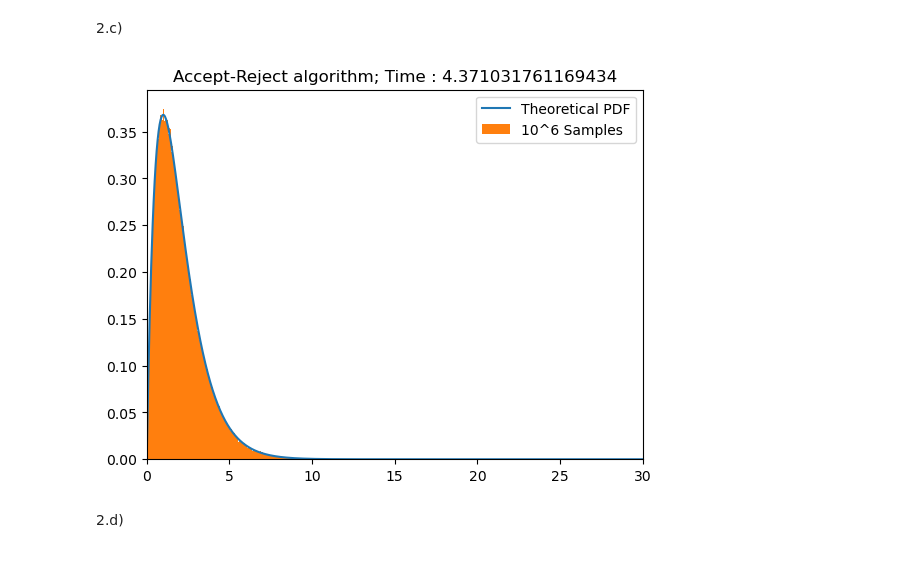
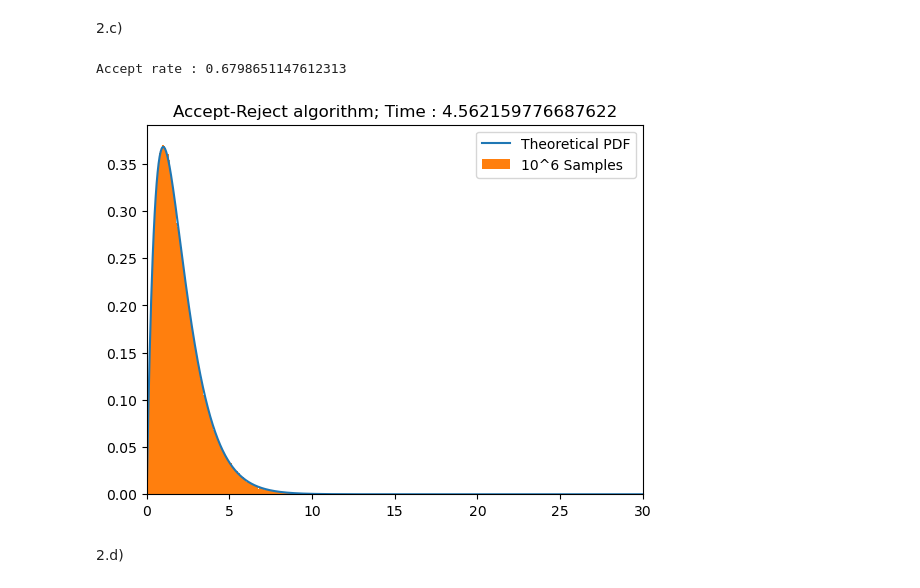
Before and after one commit to jakeparm/Markov2026, a Jupyter notebook: hw2.ipynb, the cells around one changed output. Drawn from its saved outputs; the diff is of its cells as text; code cells hidden in the pictures.

Commit message:
added acceptance rate for 2c

```diff
--- a/hw2.ipynb
+++ b/hw2.ipynb
@@ -78,33 +78,38 @@ plt.show()
 # %%
 def g(x):
     return np.e**(-x/2)/2
 
 c = 4 / np.e
 samples = []
 
 start = time.time()
 
+i = 0
 while len(samples) < 10**6:
     u = np.random.random()
     x = np.random.exponential(2)
     if u*c*g(x) <= f(x):
         samples.append(x)
+    i += 1
+
+print(f"Accept rate : {10**6/i}")
 
 end = time.time()
 
 x = np.linspace(0, 30, 1000)
 def f(x):
     return x*np.e**(-x)
 
 plt.figure()
 plt.plot(x, f(x), label="Theoretical PDF")
 plt.hist(samples, bins= 1000, density=True, label="10^6 Samples")
 plt.xlim(0,30)
 plt.legend()
 plt.title(f"Accept-Reject algorithm; Time : {end-start}")
 plt.show()
 # %% [output]
+Accept rate : 0.6798651147612313
-[figure, old version]
+[figure, new version]
 # %% [markdown]
 2.d)
 # %%
```
